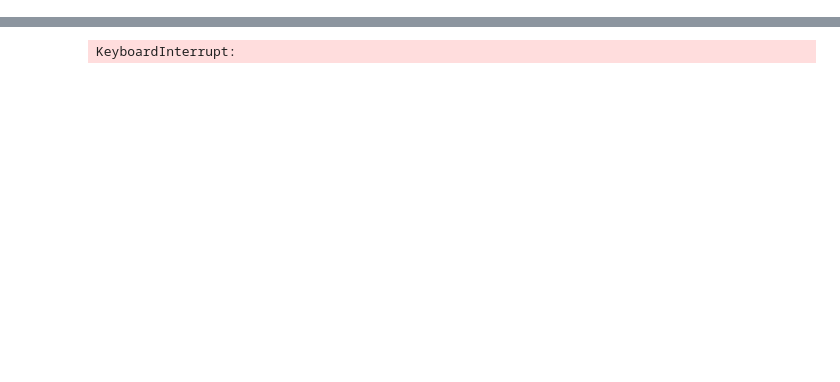
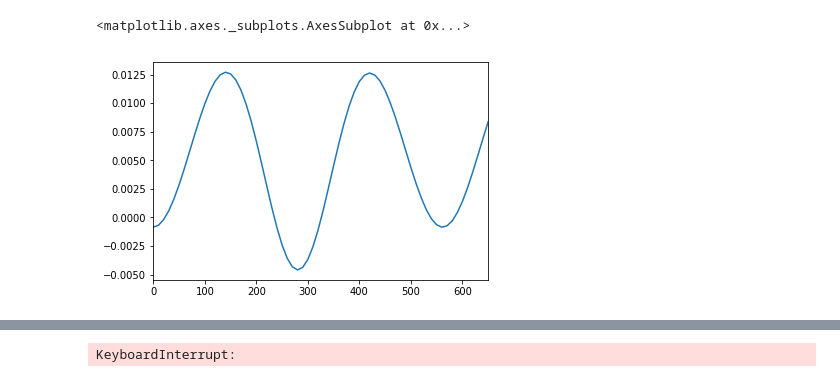
Before and after one commit to pablogalaviz/PostNewton3BP, a Jupyter notebook: utils/Analysis.ipynb, the cells around one changed output, grey strips where cells are left out. Drawn from its saved outputs; the diff is of its cells as text; code cells hidden in the pictures; blank space fills up the shorter version.

```diff
--- a/utils/Analysis.ipynb
+++ b/utils/Analysis.ipynb
@@ -50,0 +163,27 @@ ax=df_x.plot.scatter(x='x2',y='y2',s=1,c='b',ax=ax)
+# %%
+def hTT4(i,j):
+    term1 =2*df_tr1['p',coords[i]]*df_tr1['p',coords[j]]
+    term1+=(3*df_tr0['n.p']**2-5*df_tr0['p2'])*df_tr1['n',coords[i]]*df_tr1['n',coords[j]]
+    term1+=12*df_tr0['n.p']*(df_tr1['n',coords[i]]*df_tr1['p',coords[j]]+df_tr1['n',coords[j]]*df_tr1['p',coords[i]])
+    if i==j:
+        term1+=(df_tr0['p2']-5*df_tr0['n.p']**2)/(m*df_tr0['r'])
+
+    term2=0
+    for a in p_idx:
+        for b in p_idx:
+            if a == b:
+                continue
+            term2 =-32*(1./df_tr2['r',a,b]+1./df_tr2['s',a,b])*df_tr3['n',coords[i],a,b]*df_tr3['n',coords[j],a,b]/df_tr2['s',a,b]
+            term2+=2*( (df_tr0['r',a]+df_tr0['r',b])/df_tr2['r',a,b]**3+12./df_tr2['s',a,b]**2)*df_tr1['n',coords[i],a]*df_tr1['n',coords[j],b]
+            term2+=32*(2./df_tr2['s',a,b]**2-1./df_tr2['r',a,b]**2)*(df_tr1['n',coords[i],a]*df_tr3['n',coords[j],a,b]+df_tr1['n',coords[j],a]*df_tr3['n',coords[i],a,b])
+            term2+=(5./(df_tr2['r',a,b]*df_tr0['r',a])-(df_tr0['r',b]**2/df_tr0['r',a]+3*df_tr0['r',a])/df_tr2['r',a,b]**3-8*(1./df_tr0['r',a]+1./df_tr2['s',a,b])/df_tr2['s',a,b])*df_tr1['n',coords[i],a]*df_tr1['n',coords[j],a]
+            if i==j:
+                term2+=5*df_tr0['r',a]*(df_tr0['r',a]/df_tr0['r',b]-1)/df_tr2['r',a,b]**3-17./(df_tr2['r',a,b]*df_tr0['r',a])+4./(df_tr0['r',a]*df_tr0['r',b])+8*(1/df_tr0['r',a]+4./df_tr2['r',a,b])/df_tr2['s',a,b]
+            term2*=m[a]*m[b]
+
+    return 0.125*(term1/m).sum(axis=1)+0.125*term2
+
+hTT4(0,0).plot()
+# %% [output]
+<matplotlib.axes._subplots.AxesSubplot at 0x...>
+[figure, added]
```
Also changed, not shown: parts of 13 cells of this notebook.
